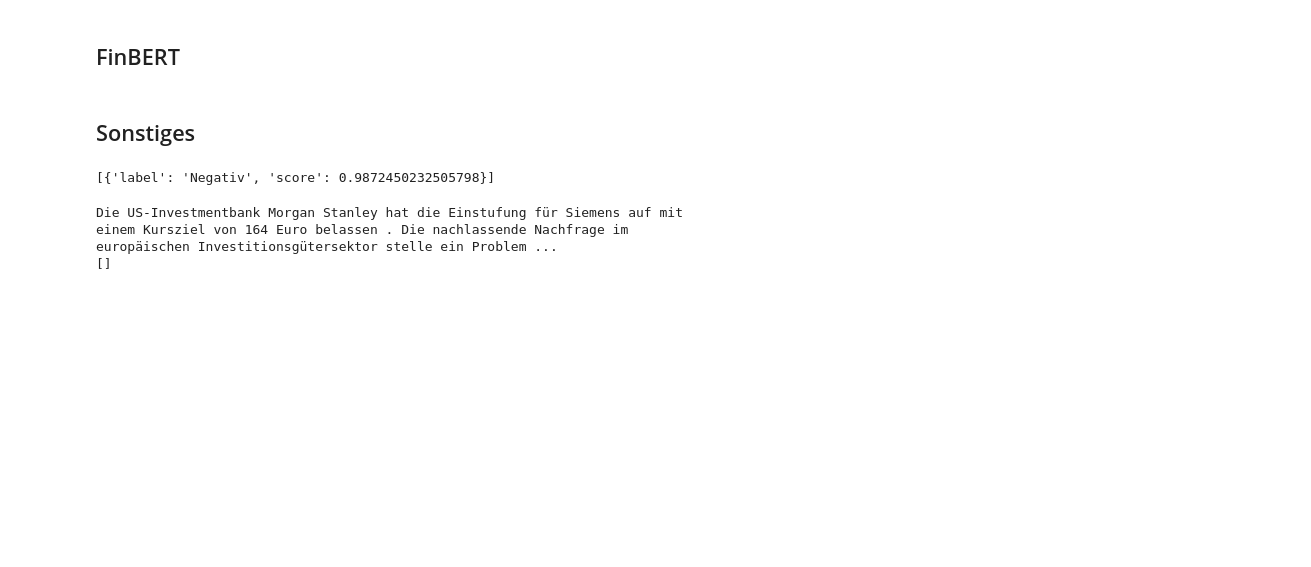
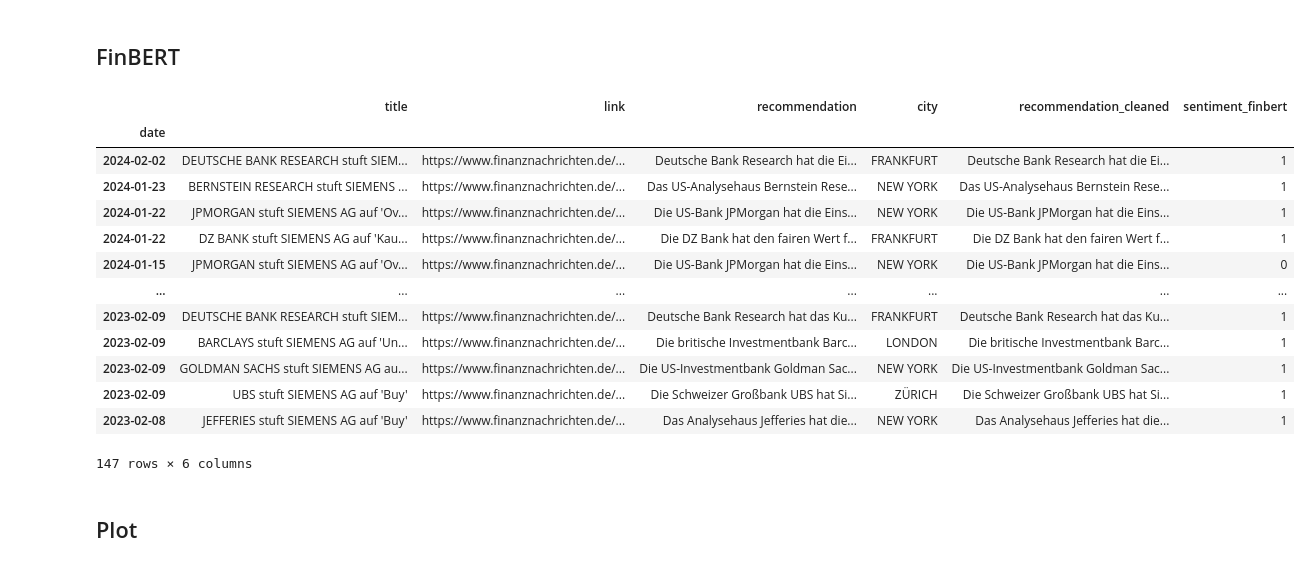
Before and after one commit to GitHappensI/NLP-Analyst-Recommendation-Project, a Jupyter notebook: Sentimentanalyse.ipynb, the cells around one changed output. Drawn from its saved outputs; the diff is of its cells as text; code cells hidden in the pictures; blank space fills up the shorter version.

```diff
--- a/Sentimentanalyse.ipynb
+++ b/Sentimentanalyse.ipynb
@@ -113,3 +146,14 @@ df
 # %%
 from transformers import pipeline
 pipe = pipeline("text-classification", model="scherrmann/GermanFinBert_SC_Sentiment")
+# %%
+# Definition einer Funktion, die einen Text (Analystenempfehlung) einliest und das Sentiment auf BAsis von FinBert ermittelt (Positiv=1, Neutral=0, Negativ=-1)
+def calculate_sentiment(text):
+    if pipe(text)[0]["label"] == "Positiv":
+        sentiment = 1
+    elif pipe(text)[0]["label"] == "Negativ":
+        sentiment = -1
+    else:
+        sentiment = 0
+
+    return sentiment
@@ -116,36 +174,19 @@ pipe = pipeline("text-classification", model="scherrmann/GermanFinBert_SC_Sentim
+# %%
+df
+# %% [output]
+|  | title | link | recommendation | city | recommendation_cleaned | sentiment_finbert |
+| date |  |  |  |  |  |  |
+| 2024-02-02 | DEUTSCHE BANK RESEARCH stuft SIEM... | https://www.finanznachrichten.de/... | Deutsche Bank Research hat die Ei... | FRANKFURT | Deutsche Bank Research hat die Ei... | 1 |
+| 2024-01-23 | BERNSTEIN RESEARCH stuft SIEMENS ... | https://www.finanznachrichten.de/... | Das US-Analysehaus Bernstein Rese... | NEW YORK | Das US-Analysehaus Bernstein Rese... | 1 |
+| 2024-01-22 | JPMORGAN stuft SIEMENS AG auf 'Ov... | https://www.finanznachrichten.de/... | Die US-Bank JPMorgan hat die Eins... | NEW YORK | Die US-Bank JPMorgan hat die Eins... | 1 |
+| 2024-01-22 | DZ BANK stuft SIEMENS AG auf 'Kau... | https://www.finanznachrichten.de/... | Die DZ Bank hat den fairen Wert f... | FRANKFURT | Die DZ Bank hat den fairen Wert f... | 1 |
+| 2024-01-15 | JPMORGAN stuft SIEMENS AG auf 'Ov... | https://www.finanznachrichten.de/... | Die US-Bank JPMorgan hat die Eins... | NEW YORK | Die US-Bank JPMorgan hat die Eins... | 0 |
+| ... | ... | ... | ... | ... | ... | ... |
+| 2023-02-09 | DEUTSCHE BANK RESEARCH stuft SIEM... | https://www.finanznachrichten.de/... | Deutsche Bank Research hat das Ku... | FRANKFURT | Deutsche Bank Research hat das Ku... | 1 |
+| 2023-02-09 | BARCLAYS stuft SIEMENS AG auf 'Un... | https://www.finanznachrichten.de/... | Die britische Investmentbank Barc... | LONDON | Die britische Investmentbank Barc... | 1 |
+| 2023-02-09 | GOLDMAN SACHS stuft SIEMENS AG au... | https://www.finanznachrichten.de/... | Die US-Investmentbank Goldman Sac... | NEW YORK | Die US-Investmentbank Goldman Sac... | 1 |
+| 2023-02-09 | UBS stuft SIEMENS AG auf 'Buy' | https://www.finanznachrichten.de/... | Die Schweizer Großbank UBS hat Si... | ZÜRICH | Die Schweizer Großbank UBS hat Si... | 1 |
+| 2023-02-08 | JEFFERIES stuft SIEMENS AG auf 'Buy' | https://www.finanznachrichten.de/... | Das Analysehaus Jefferies hat die... | NEW YORK | Das Analysehaus Jefferies hat die... | 1 |
+147 rows × 6 columns
 # %% [markdown]
-## Sonstiges
+## Plot
-# %%
-pipe(filtered_text)
-# %% [output]
-[{'label': 'Negativ', 'score': 0.9872450232505798}]
-# %%
-# Beispieltext
-text = 'Die US-Investmentbank Morgan Stanley hat die Einstufung für Siemens auf "Overweight" mit einem Kursziel von 164 Euro belassen. Die nachlassende Nachfrage im europäischen Investitionsgütersektor stelle ein Problem für das zweite Halbjahr dar, schrieb Analyst Ben Uglow in einer am Mittwoch vorliegenden Branchenstudie. Die normalisierten Lieferketten sorgten für den Abbau von Lagerbeständen bei den Kunden. Zudem bestünden Risiken für die operativen Margen im kommenden Jahr'
-
-# Regulärer Ausdruck für Wörter, die auf "*wachstum" enden
-pattern = re.compile(r'\b(?:gewinn|umsatz|\w*wachstum)\b', flags=re.IGNORECASE)
-
-# Finden Sie alle Übereinstimmungen
-matches = pattern.findall(text.lower())
-
-# Ihre eigene Liste von Stopwörtern
-custom_stopwords = ['``', "''", "underweight", "wachstum", "buy", "overweight", "outperform", "underperform"]
-
-# Fügen Sie die gefundenen Übereinstimmungen zu den Stopwörtern hinzu
-custom_stopwords += matches
-
-# Tokenisieren Sie den Text
-tokens = nltk.word_tokenize(text)
-
-# Entfernen Sie die Stopwörter
-filtered_tokens = [word for word in tokens if word.lower() not in custom_stopwords]
-
-# Verbinden Sie die verbleibenden Wörter zu einem Text
-filtered_text = ' '.join(filtered_tokens)
-
-print(filtered_text)
-print(matches)
-# %% [output]
-Die US-Investmentbank Morgan Stanley hat die Einstufung für Siemens auf mit einem Kursziel von 164 Euro belassen . Die nachlassende Nachfrage im europäischen Investitionsgütersektor stelle ein Problem ...
-[]
```
Also changed, not shown: parts of 9 cells of this notebook, 2 other files.
